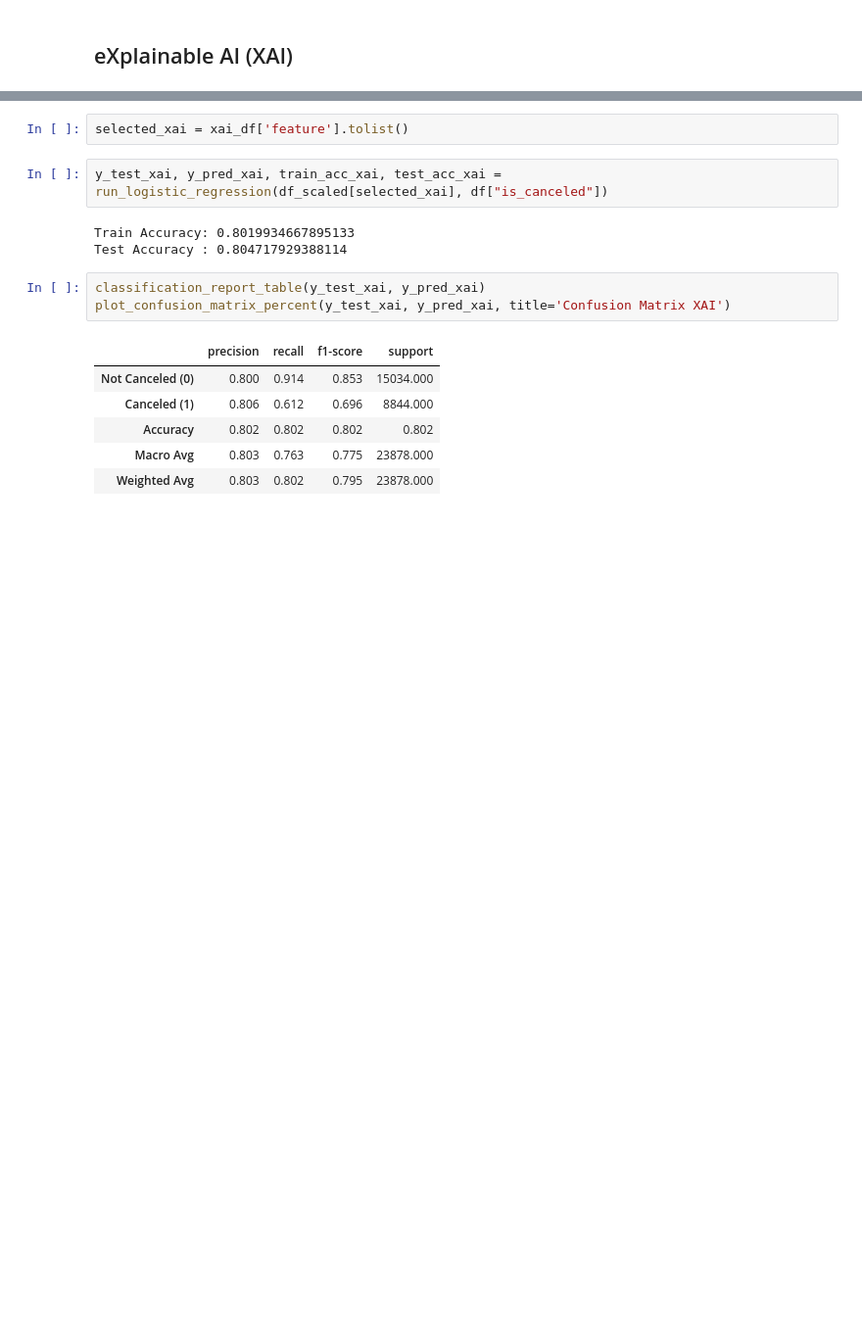
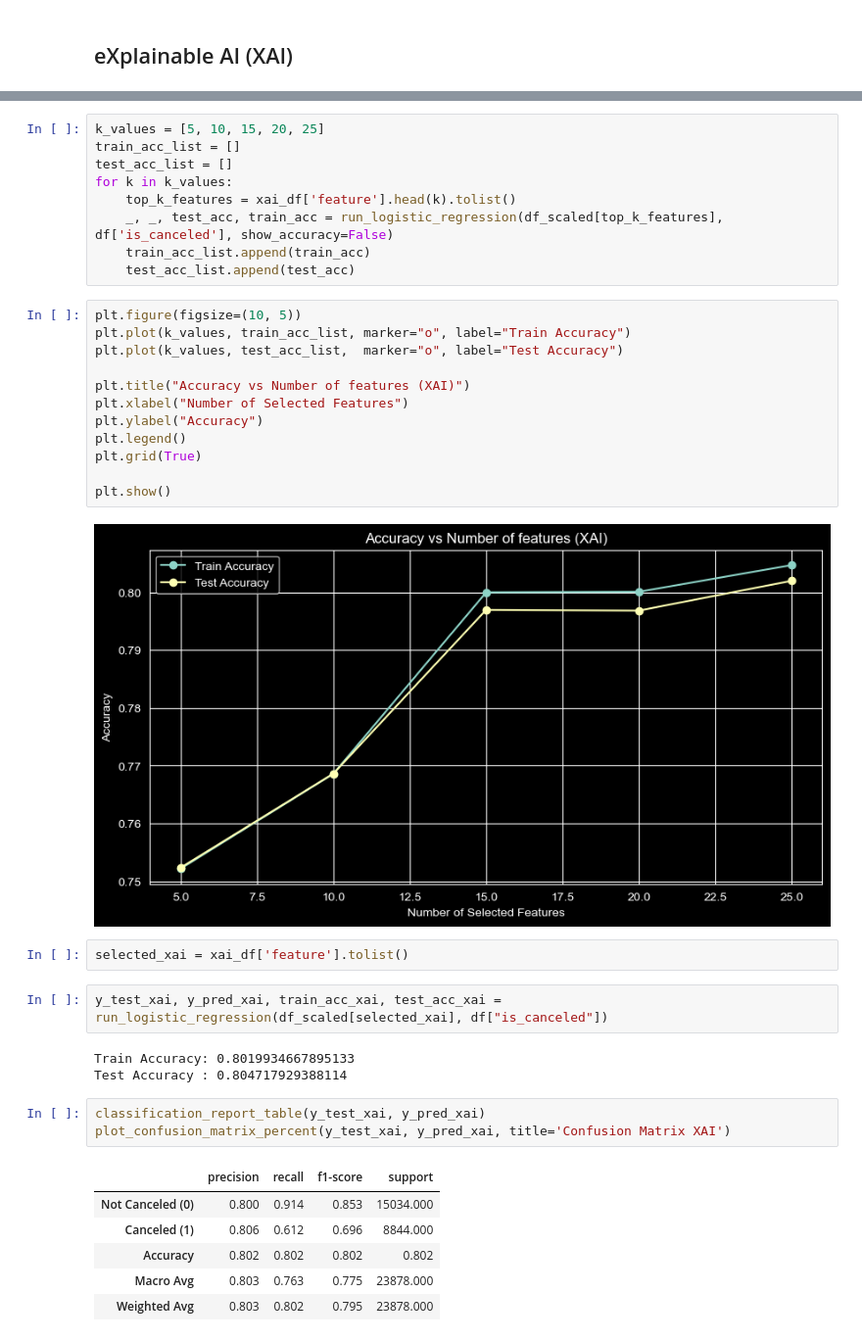
Before and after one commit to markoandjel/Preprocessing, a Jupyter notebook: I seminarski rad/Feature_Selection_Marko_Andjelkovic_1809.ipynb, the cells around one changed output, grey strips where cells are left out. Shown at 98% size. Saved outputs shown, nothing was run; the diff lists cells and outputs as text; blank space fills up the shorter version.

```diff
--- a/I seminarski rad/Feature_Selection_Marko_Andjelkovic_1809.ipynb
+++ b/I seminarski rad/Feature_Selection_Marko_Andjelkovic_1809.ipynb
@@ -2379,3 +2395,26 @@ plt.show()
+# %%
+k_values = [5, 10, 15, 20, 25]
+train_acc_list = []
+test_acc_list = []
+for k in k_values:
+    top_k_features = xai_df['feature'].head(k).tolist()
+    _, _, test_acc, train_acc = run_logistic_regression(df_scaled[top_k_features], df['is_canceled'], show_accuracy=False)
+    train_acc_list.append(train_acc)
+    test_acc_list.append(test_acc)
+# %%
+plt.figure(figsize=(10, 5))
+plt.plot(k_values, train_acc_list, marker="o", label="Train Accuracy")
+plt.plot(k_values, test_acc_list,  marker="o", label="Test Accuracy")
+
+plt.title("Accuracy vs Number of features (XAI)")
+plt.xlabel("Number of Selected Features")
+plt.ylabel("Accuracy")
+plt.legend()
+plt.grid(True)
+
+plt.show()
+# %% [output]
+[figure, added]
 # %%
 selected_xai = xai_df['feature'].tolist()
 # %%
```
Also changed, not shown: parts of 54 cells of this notebook.
